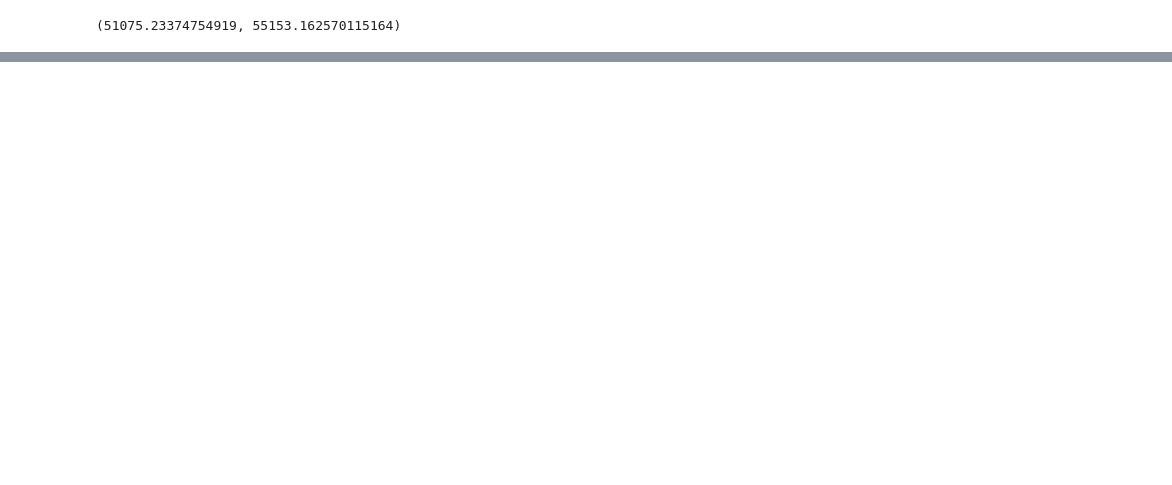
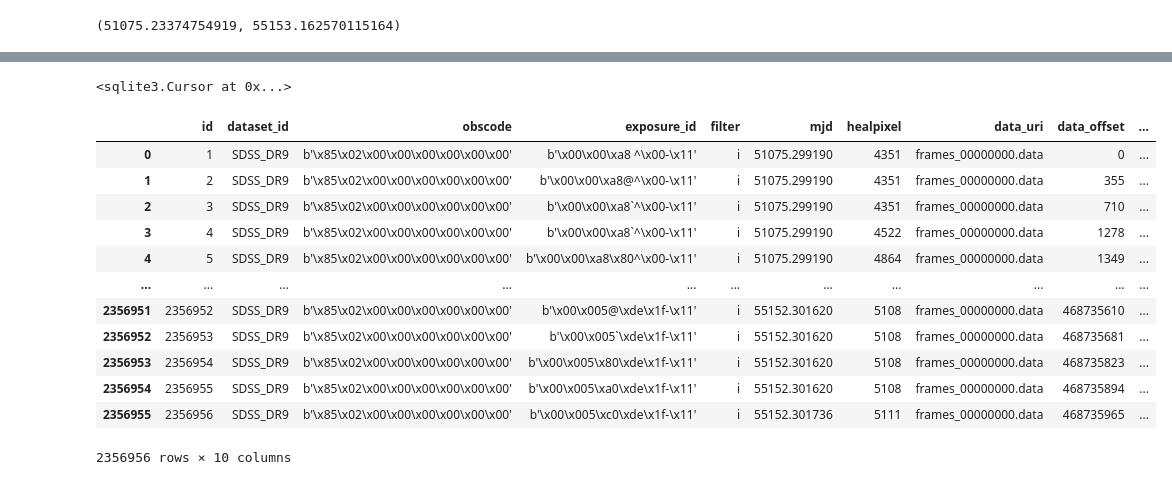
Before and after one commit to B612-Asteroid-Institute/adam_datasets, a Jupyter notebook: sdss_dr9/sdss_dr9_precovery_nb.ipynb, the cells around one changed output, grey strips where cells are left out. Cells and saved outputs as stored; diff of their text form; code cells hidden in the pictures; blank space fills up the shorter version.

```diff
--- a/sdss_dr9/sdss_dr9_precovery_nb.ipynb
+++ b/sdss_dr9/sdss_dr9_precovery_nb.ipynb
@@ -185,0 +182,22 @@ pool.close()
+# %%
+from precovery.orbit import Orbit, EpochTimescale
+from precovery import precover
+
+DB_DIR = "/astro/store/epyc3/data3/adam_datasets/sdss_dr9/precovery_results"
+
+orbit = Orbit.keplerian(
+    2202930,
+    2.719500955919493,
+    0.1298610598232667,
+    4.562907166251742,
+    346.1459277333923,
+    7.61979564713161,
+    118.5024332609956,
+    59260.79114232246,
+    EpochTimescale.TT, #data is in scale TDB (barycentric dynamical time)
+    16.82,
+    .15 #photometric slope parameter - what to put in?
+)
+
+
+results = precover(orbit, DB_DIR, tolerance=1/3600)
@@ -185,0 +211,26 @@ pool.close()
+# %%
+import sqlite3 as sql
+
+con = sql.connect(DB_DIR + '/index.db')
+# %%
+con.execute('CREATE index fast_query on frames (mjd, healpixel, obscode)')
+# %% [output]
+<sqlite3.Cursor at 0x...>
+# %%
+frames = pd.read_sql('SELECT * FROM frames', con)
+# %%
+frames
+# %% [output]
+|  | id | dataset_id | obscode | exposure_id | filter | mjd | healpixel | data_uri | data_offset | ... |
+| 0 | 1 | SDSS_DR9 | b'\x85\x02\x00\x00\x00\x00\x00\x00' | b'\x00\x00\xa8 ^\x00-\x11' | i | 51075.299190 | 4351 | frames_00000000.data | 0 | ... |
+| 1 | 2 | SDSS_DR9 | b'\x85\x02\x00\x00\x00\x00\x00\x00' | b'\x00\x00\xa8@^\x00-\x11' | i | 51075.299190 | 4351 | frames_00000000.data | 355 | ... |
+| 2 | 3 | SDSS_DR9 | b'\x85\x02\x00\x00\x00\x00\x00\x00' | b'\x00\x00\xa8`^\x00-\x11' | i | 51075.299190 | 4351 | frames_00000000.data | 710 | ... |
+| 3 | 4 | SDSS_DR9 | b'\x85\x02\x00\x00\x00\x00\x00\x00' | b'\x00\x00\xa8`^\x00-\x11' | i | 51075.299190 | 4522 | frames_00000000.data | 1278 | ... |
+| 4 | 5 | SDSS_DR9 | b'\x85\x02\x00\x00\x00\x00\x00\x00' | b'\x00\x00\xa8\x80^\x00-\x11' | i | 51075.299190 | 4864 | frames_00000000.data | 1349 | ... |
+| ... | ... | ... | ... | ... | ... | ... | ... | ... | ... | ... |
+| 2356951 | 2356952 | SDSS_DR9 | b'\x85\x02\x00\x00\x00\x00\x00\x00' | b'\x00\x005@\xde\x1f-\x11' | i | 55152.301620 | 5108 | frames_00000000.data | 468735610 | ... |
+| 2356952 | 2356953 | SDSS_DR9 | b'\x85\x02\x00\x00\x00\x00\x00\x00' | b'\x00\x005`\xde\x1f-\x11' | i | 55152.301620 | 5108 | frames_00000000.data | 468735681 | ... |
+| 2356953 | 2356954 | SDSS_DR9 | b'\x85\x02\x00\x00\x00\x00\x00\x00' | b'\x00\x005\x80\xde\x1f-\x11' | i | 55152.301620 | 5108 | frames_00000000.data | 468735823 | ... |
+| 2356954 | 2356955 | SDSS_DR9 | b'\x85\x02\x00\x00\x00\x00\x00\x00' | b'\x00\x005\xa0\xde\x1f-\x11' | i | 55152.301620 | 5108 | frames_00000000.data | 468735894 | ... |
+| 2356955 | 2356956 | SDSS_DR9 | b'\x85\x02\x00\x00\x00\x00\x00\x00' | b'\x00\x005\xc0\xde\x1f-\x11' | i | 55152.301736 | 5111 | frames_00000000.data | 468735965 | ... |
+2356956 rows × 10 columns
```
Also changed, not shown: parts of 12 cells of this notebook, 4 other files.
